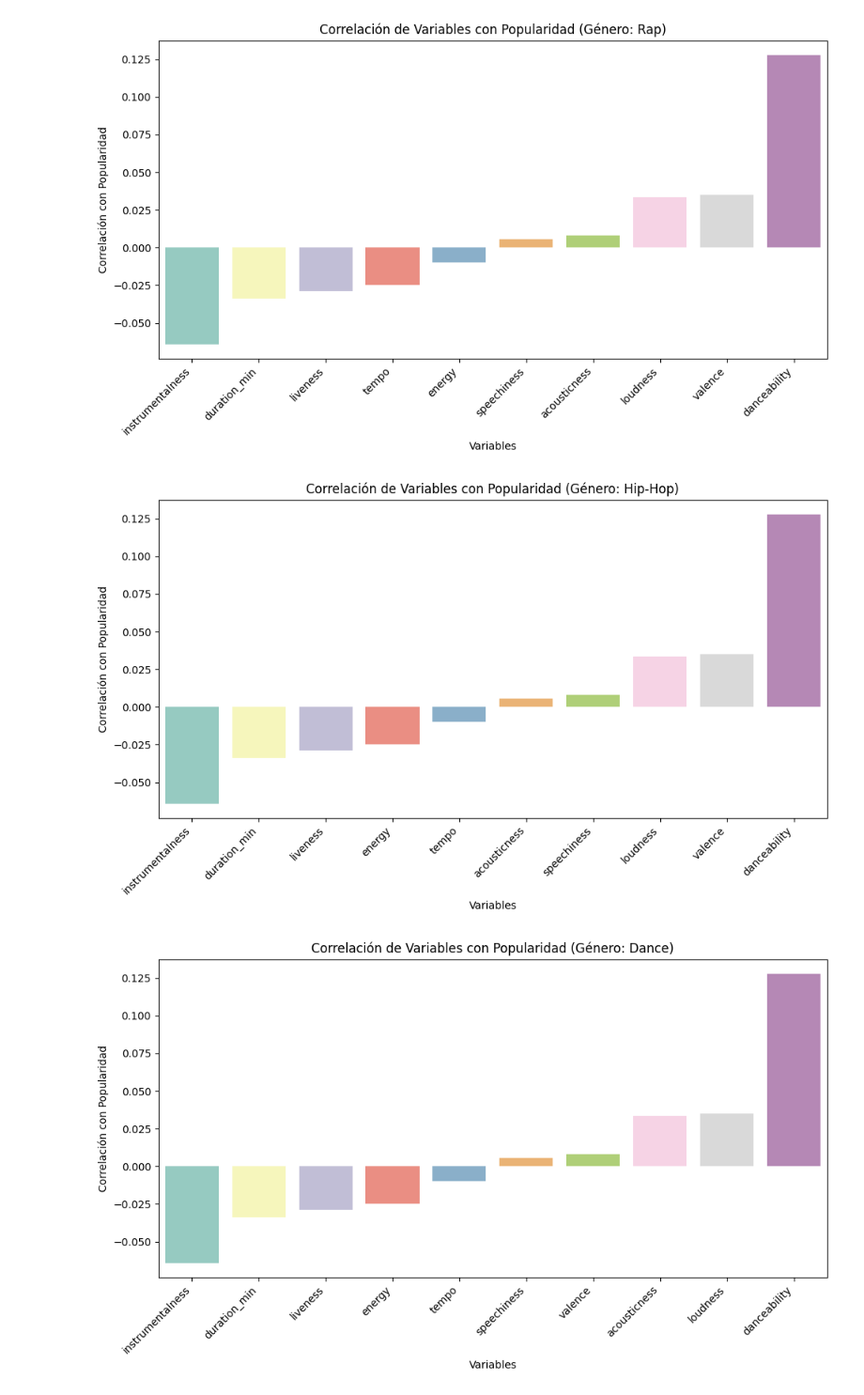
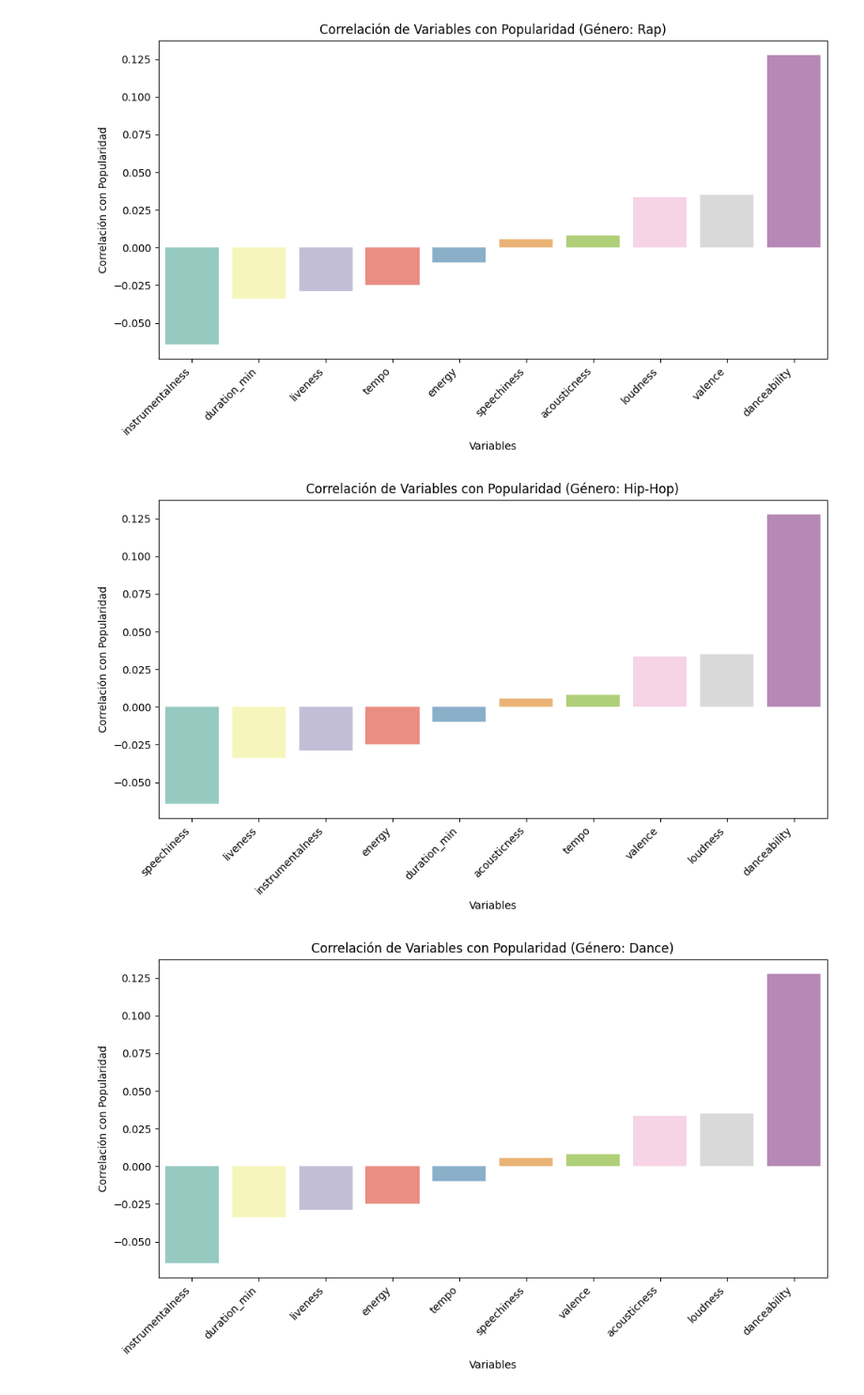
Before and after one commit to ronaldespinozaa/Exploratory_Analysis_SPOTIFY, a Jupyter notebook: script.ipynb, the cells around one changed output. Shown at 94% size. Saved outputs shown, nothing was run; the diff lists cells and outputs as text; code cells hidden in the pictures.

```diff
--- a/script.ipynb
+++ b/script.ipynb
@@ -688,22 +688,22 @@ plt.show()
 # %%
 # Crea el gráfico de barras con los colores personalizados
 df_features_genre_hiphop_corr=df_features[df_features['genre']=='Hip-Hop'].corr().loc[:,'popularity'][1:].sort_values()
 plt.figure(figsize=(10, 6))
-ax = sns.barplot(x=df_features_genre_pop_corr.index, y=df_features_genre_pop_corr, palette=colors)
+ax = sns.barplot(x=df_features_genre_hiphop_corr.index, y=df_features_genre_pop_corr, palette=colors)
 
 # Personaliza el gráfico, como añadir etiquetas, título, etc.
 plt.xlabel('Variables')
 plt.ylabel('Correlación con Popularidad')
 plt.title('Correlación de Variables con Popularidad (Género: Hip-Hop)')
 
 # Rotar las etiquetas del eje x para mejorar la legibilidad
 ax.set_xticklabels(ax.get_xticklabels(), rotation=45, ha='right')
 
 # Mostrar el gráfico
 plt.tight_layout()
 plt.show()
 # %% [output]
-[figure, old version]
+[figure, new version]
 # %%
 # Crea el gráfico de barras con los colores personalizados
 df_features_genre_dance_corr=df_features[df_features['genre']=='Dance'].corr().loc[:,'popularity'][1:].sort_values()
```
